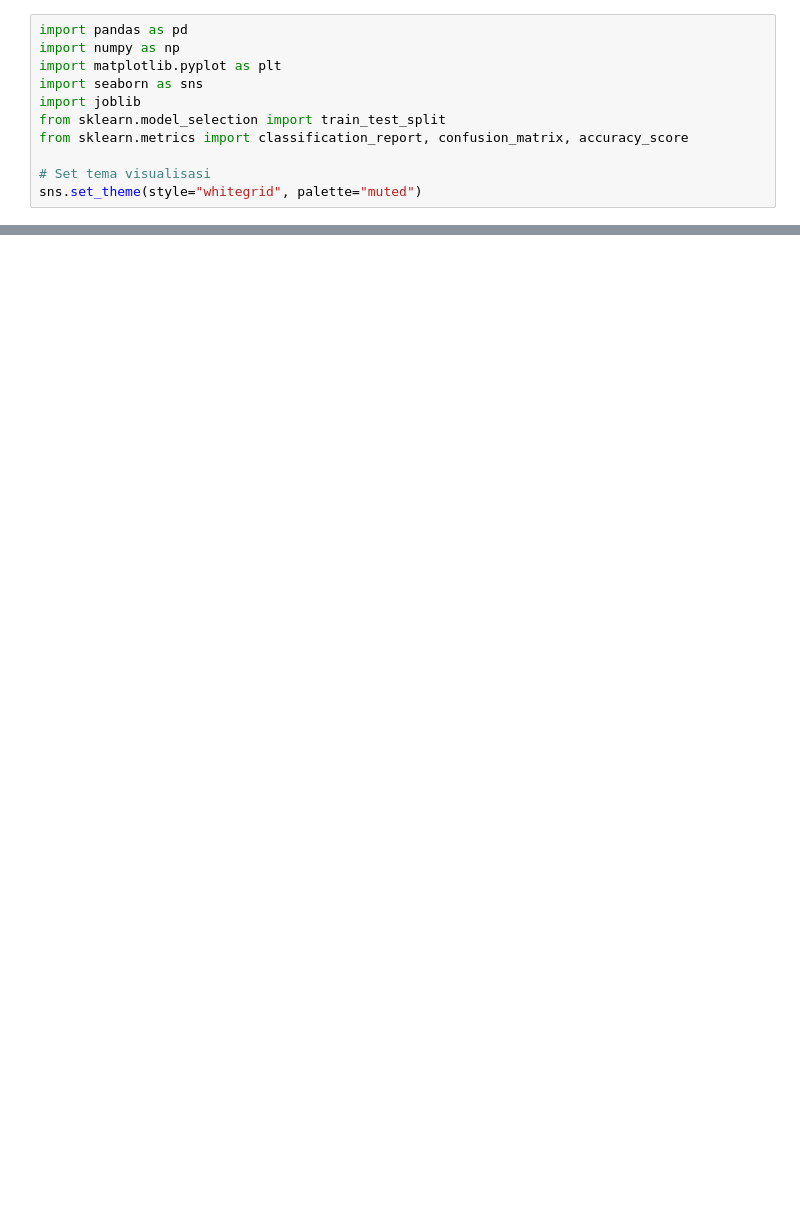
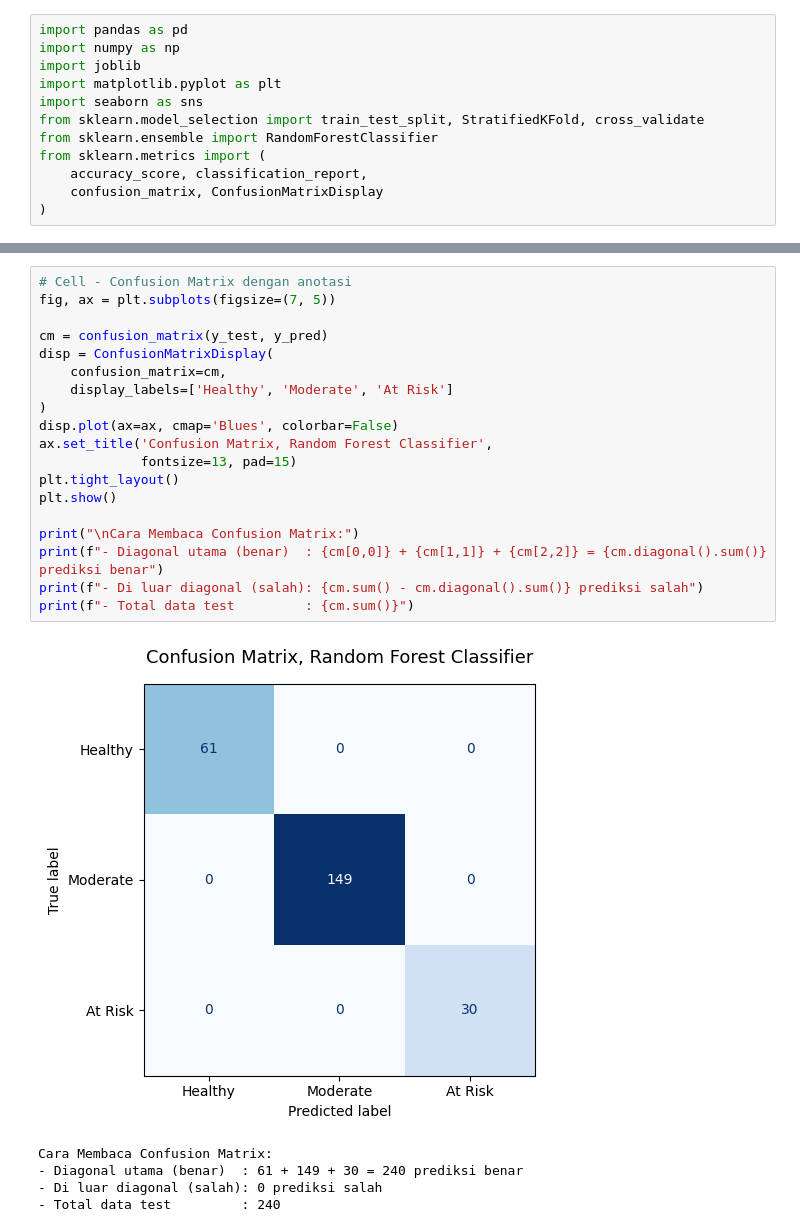
Before and after one commit to srytmj/adolescent-social-media-impact-analysis, a Jupyter notebook: notebooks/6_Evaluation.ipynb, the cells around one changed output, grey strips where cells are left out. Cells and saved outputs as stored; diff of their text form; blank space fills up the shorter version.

```diff
--- a/notebooks/6_Evaluation.ipynb
+++ b/notebooks/6_Evaluation.ipynb
@@ -8,11 +18,12 @@ Pada notebook ini, kita akan melakukan dua evaluasi utama:
 # %%
 import pandas as pd
 import numpy as np
+import joblib
 import matplotlib.pyplot as plt
 import seaborn as sns
-import joblib
-from sklearn.model_selection import train_test_split
-from sklearn.metrics import classification_report, confusion_matrix, accuracy_score
-
-# Set tema visualisasi
-sns.set_theme(style="whitegrid", palette="muted")
+from sklearn.model_selection import train_test_split, StratifiedKFold, cross_validate
+from sklearn.ensemble import RandomForestClassifier
+from sklearn.metrics import (
+    accuracy_score, classification_report,
+    confusion_matrix, ConfusionMatrixDisplay
+)
@@ -107,0 +420,25 @@ Dari tahap Evaluasi ini, kita dapat menarik simpulan penting:
+# %%
+# Cell - Confusion Matrix dengan anotasi
+fig, ax = plt.subplots(figsize=(7, 5))
+
+cm = confusion_matrix(y_test, y_pred)
+disp = ConfusionMatrixDisplay(
+    confusion_matrix=cm,
+    display_labels=['Healthy', 'Moderate', 'At Risk']
+)
+disp.plot(ax=ax, cmap='Blues', colorbar=False)
+ax.set_title('Confusion Matrix, Random Forest Classifier',
+             fontsize=13, pad=15)
+plt.tight_layout()
+plt.show()
+
+print("\nCara Membaca Confusion Matrix:")
+print(f"- Diagonal utama (benar)  : {cm[0,0]} + {cm[1,1]} + {cm[2,2]} = {cm.diagonal().sum()} prediksi benar")
+print(f"- Di luar diagonal (salah): {cm.sum() - cm.diagonal().sum()} prediksi salah")
+print(f"- Total data test         : {cm.sum()}")
+# %% [output]
+[figure, added]
+Cara Membaca Confusion Matrix:
+- Diagonal utama (benar)  : 61 + 149 + 30 = 240 prediksi benar
+- Di luar diagonal (salah): 0 prediksi salah
+- Total data test         : 240
```
Also changed, not shown: parts of 20 cells of this notebook, 13 other files.
